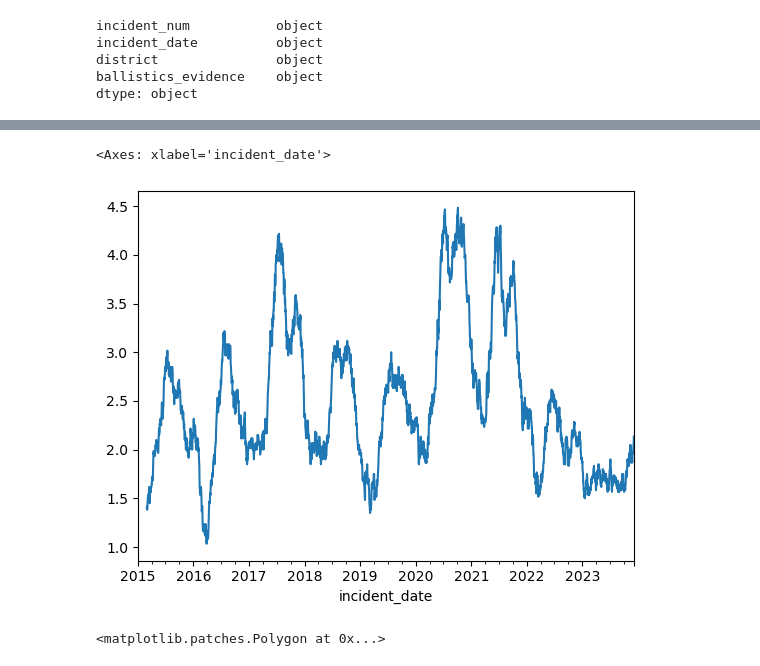
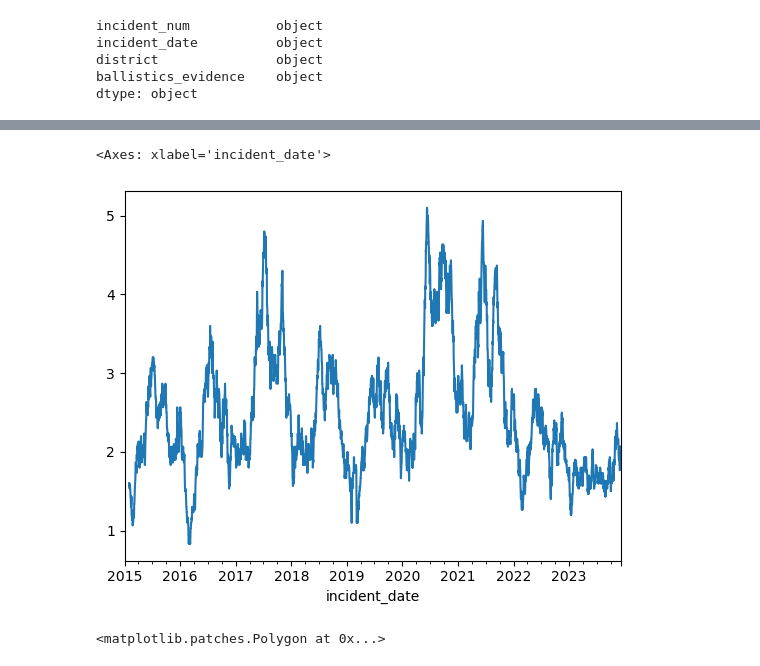
Before and after one commit to kammelCase/ShotsFiredBoston, a Jupyter notebook: ShotsFired_EDA.ipynb, the cells around one changed output, grey strips where cells are left out. Saved outputs shown, nothing was run; the diff lists cells and outputs as text; code cells hidden in the pictures.

```diff
--- a/ShotsFired_EDA.ipynb
+++ b/ShotsFired_EDA.ipynb
@@ -57,6 +55,7 @@ Name: count, dtype: int64
 # %%
-weekly = data.groupby(pd.Grouper(key='incident_date', freq='W')).count()
-daily = data.groupby(pd.Grouper(key='incident_date', freq='D')).count()
-quarterly = data.groupby(pd.Grouper(key='incident_date', freq='Q')).count()
-weekly['incident_num'].plot()
+# now let's group the data by day and count the number of incidents per day
+
+dailyShots = data.groupby('incident_date').count()
+dailyShots.head()
+dailyShots.dtypes
 # %% [output]
@@ -72,10 +66,10 @@ daily['incident_num']['2023'].plot()
 # %%
-# let's get a 60 day moving average of the daily data for all years
+# let's get a 30 day moving average of the daily data for all years
 
-daily['incident_num'].rolling(60).mean().plot()
+daily['incident_num'].rolling(30).mean().plot()
 # %% [output]
 <Axes: xlabel='incident_date'>
-[figure, old version]
+[figure, new version]
 # %%
 # finally let's look at the quarterly data and highlight the summer months in red
 
```
Also changed, not shown: parts of 11 cells of this notebook, 1 other file.
